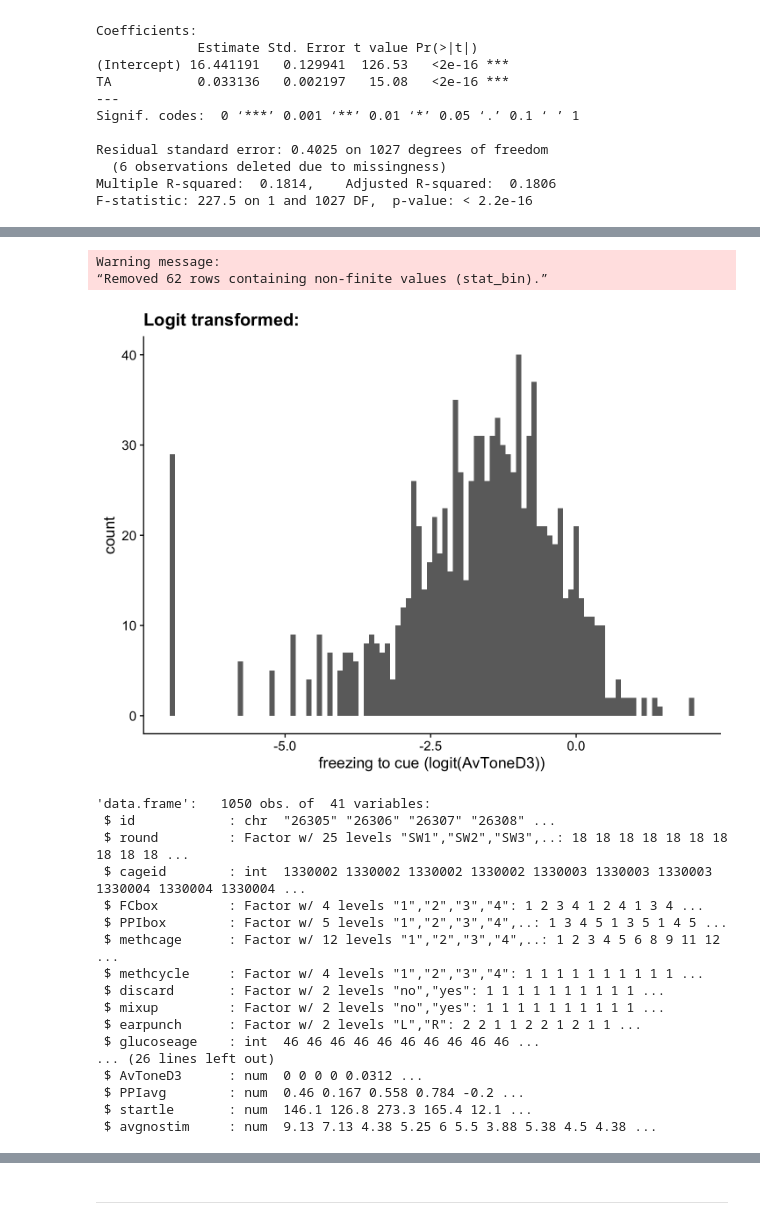
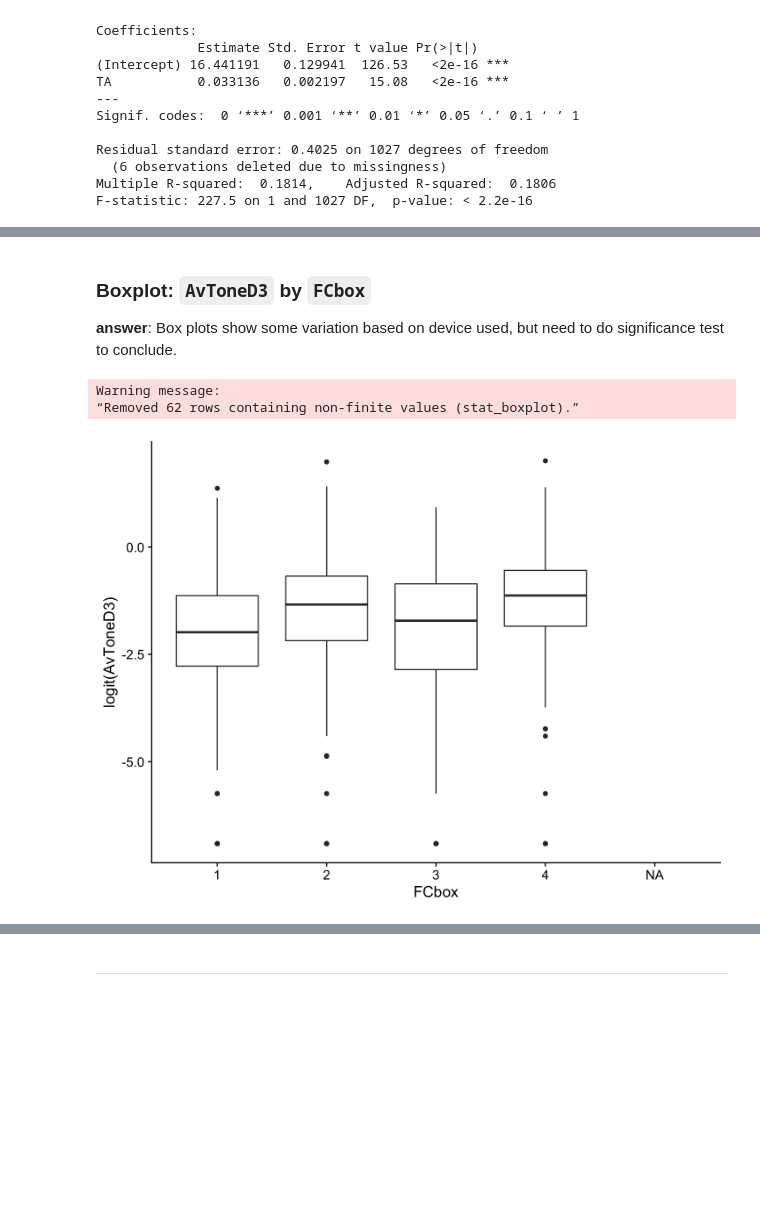
Before and after one commit to daiuc/qBioChallenges, a Jupyter notebook: DataVis.ipynb, the cells around one changed output, grey strips where cells are left out. Saved outputs shown, nothing was run; the diff lists cells and outputs as text; code cells hidden in the pictures; blank space fills up the shorter version.

```diff
--- a/DataVis.ipynb
+++ b/DataVis.ipynb
@@ -161,28 +187,11 @@ Boxplot: `AvToneD3` by `FCbox`
+# %% [markdown]
+### Boxplot: `AvToneD3` by `FCbox`
+
+**answer**: Box plots show some variation based on device used, but need to do significance test to conclude.
 # %%
-ggplot(pheno) + geom_boxplot(aes(x = , y = logit(AvToneD3)), bins = 100, alpha = .9) +
-    theme_cowplot() +
-    labs(x = 'freezing to cue (logit(AvToneD3))', title = 'Logit transformed:')
+ggplot(pheno) + geom_boxplot(aes(x = FCbox , y = logit(AvToneD3))) +
+    theme_cowplot()
 # %% [output]
 Warning message:
-“Removed 62 rows containing non-finite values (stat_bin).”
+“Removed 62 rows containing non-finite values (stat_boxplot).”
-[figure, old version]
+[figure, new version]
-# %%
-str(pheno.ro)
-# %% [output]
-'data.frame':   1050 obs. of  41 variables:
- $ id            : chr  "26305" "26306" "26307" "26308" ...
- $ round         : Factor w/ 25 levels "SW1","SW2","SW3",..: 18 18 18 18 18 18 18 18 18 18 ...
- $ cageid        : int  1330002 1330002 1330002 1330002 1330003 1330003 1330003 1330004 1330004 1330004 ...
- $ FCbox         : Factor w/ 4 levels "1","2","3","4": 1 2 3 4 1 2 4 1 3 4 ...
- $ PPIbox        : Factor w/ 5 levels "1","2","3","4",..: 1 3 4 5 1 3 5 1 4 5 ...
- $ methcage      : Factor w/ 12 levels "1","2","3","4",..: 1 2 3 4 5 6 8 9 11 12 ...
- $ methcycle     : Factor w/ 4 levels "1","2","3","4": 1 1 1 1 1 1 1 1 1 1 ...
- $ discard       : Factor w/ 2 levels "no","yes": 1 1 1 1 1 1 1 1 1 1 ...
- $ mixup         : Factor w/ 2 levels "no","yes": 1 1 1 1 1 1 1 1 1 1 ...
- $ earpunch      : Factor w/ 2 levels "L","R": 2 2 1 1 2 2 1 2 1 1 ...
- $ glucoseage    : int  46 46 46 46 46 46 46 46 46 46 ...
-... (26 lines left out)
- $ AvToneD3      : num  0 0 0 0 0.0312 ...
- $ PPIavg        : num  0.46 0.167 0.558 0.784 -0.2 ...
- $ startle       : num  146.1 126.8 273.3 165.4 12.1 ...
- $ avgnostim     : num  9.13 7.13 4.38 5.25 6 5.5 3.88 5.38 4.5 4.38 ...
```
Also changed, not shown: parts of 30 cells of this notebook, 1 other file.
